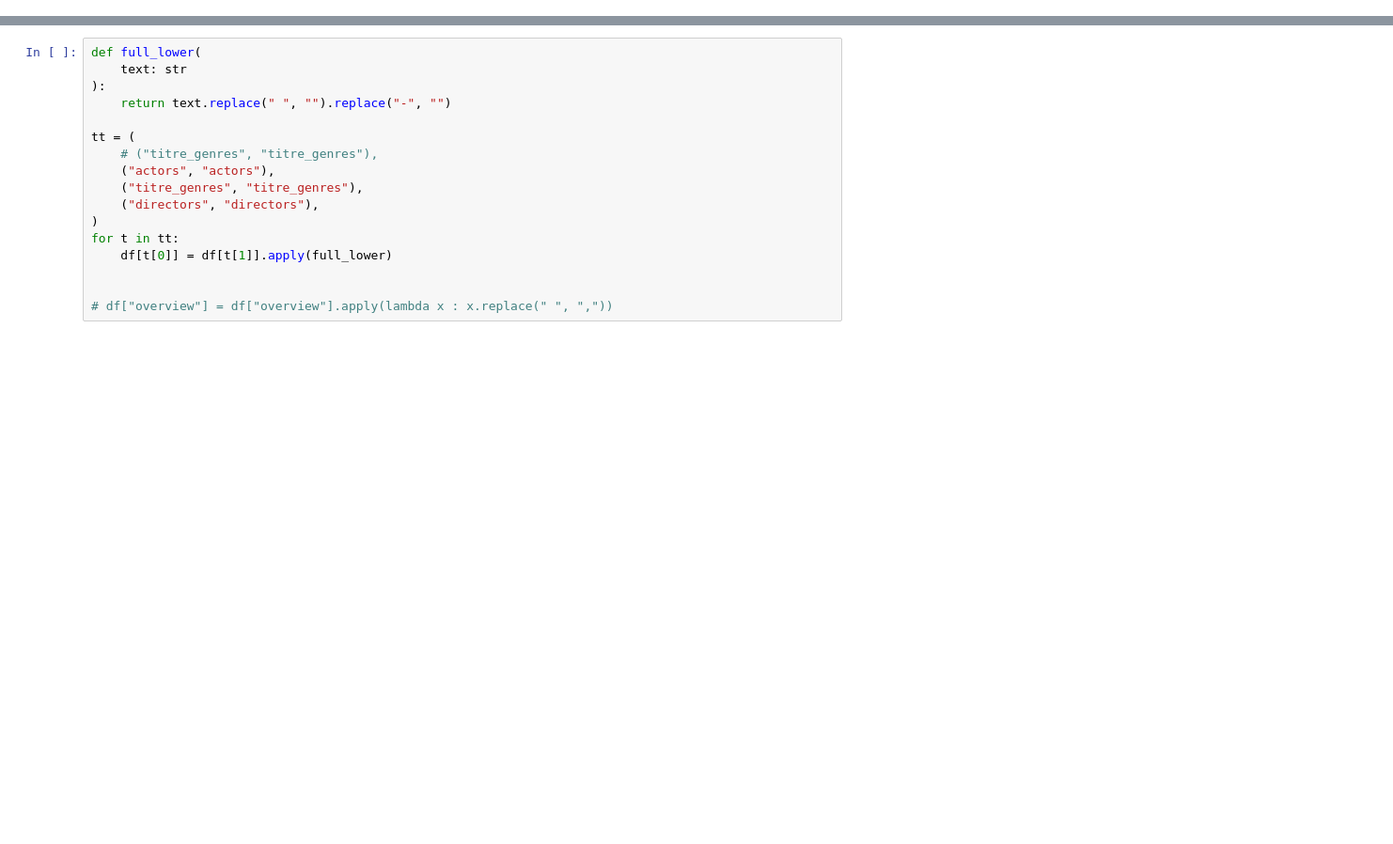
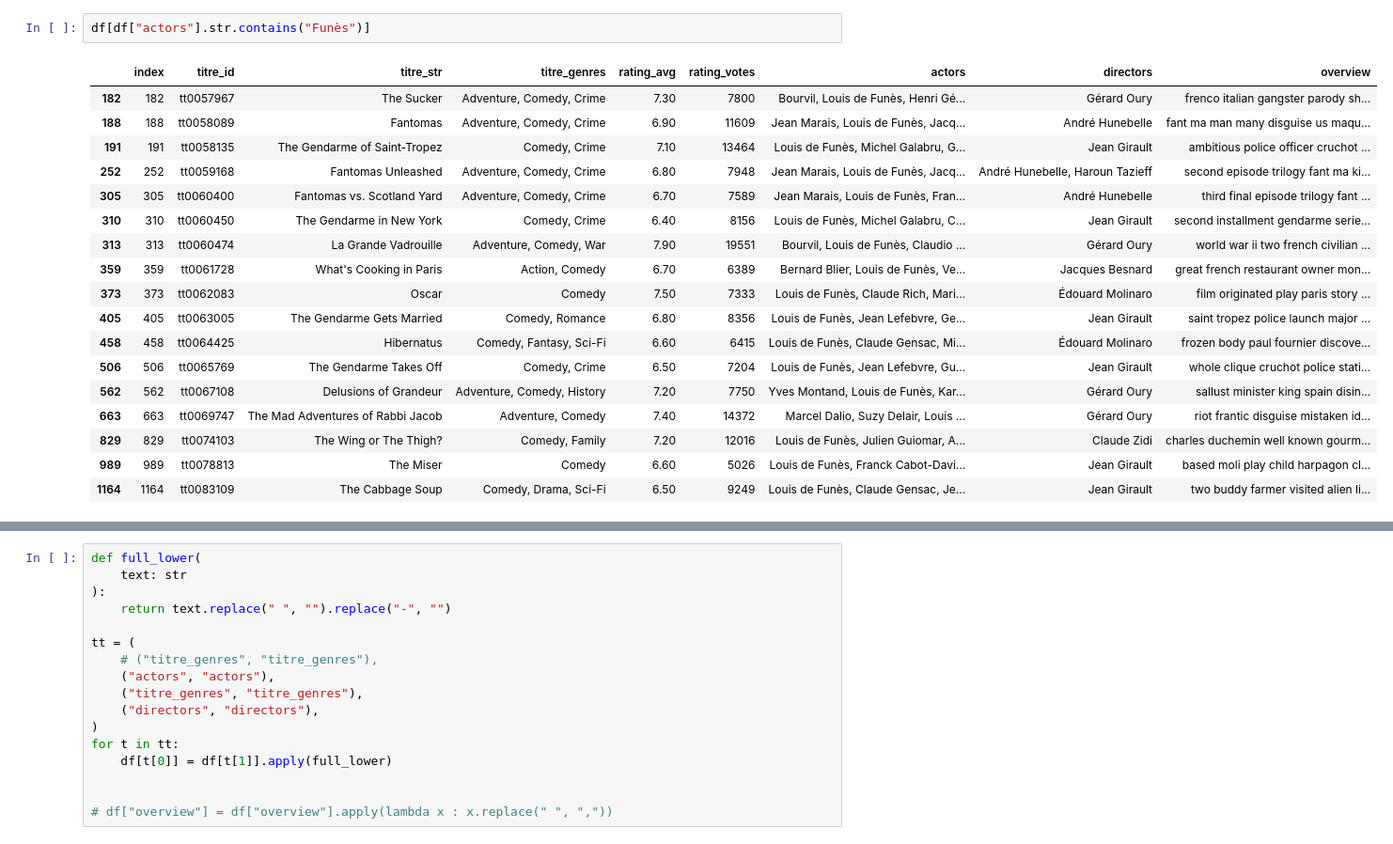
Before and after one commit to Morgan-DCL/project_2, a Jupyter notebook: ML.ipynb, the cells around one changed output, grey strips where cells are left out. Shown at 94% size. Drawn from its saved outputs; the diff is of its cells as text; blank space fills up the shorter version.

```diff
--- a/ML.ipynb
+++ b/ML.ipynb
@@ -49,0 +112,21 @@ df = datas.get_machine_learning_dataframe(
+# %%
+df[df["actors"].str.contains("Funès")]
+# %% [output]
+|  | index | titre_id | titre_str | titre_genres | rating_avg | rating_votes | actors | directors | overview |
+| 182 | 182 | tt0057967 | The Sucker | Adventure, Comedy, Crime | 7.30 | 7800 | Bourvil, Louis de Funès, Henri Gé... | Gérard Oury | frenco italian gangster parody sh... |
+| 188 | 188 | tt0058089 | Fantomas | Adventure, Comedy, Crime | 6.90 | 11609 | Jean Marais, Louis de Funès, Jacq... | André Hunebelle | fant ma man many disguise us maqu... |
+| 191 | 191 | tt0058135 | The Gendarme of Saint-Tropez | Comedy, Crime | 7.10 | 13464 | Louis de Funès, Michel Galabru, G... | Jean Girault | ambitious police officer cruchot ... |
+| 252 | 252 | tt0059168 | Fantomas Unleashed | Adventure, Comedy, Crime | 6.80 | 7948 | Jean Marais, Louis de Funès, Jacq... | André Hunebelle, Haroun Tazieff | second episode trilogy fant ma ki... |
+| 305 | 305 | tt0060400 | Fantomas vs. Scotland Yard | Adventure, Comedy, Crime | 6.70 | 7589 | Jean Marais, Louis de Funès, Fran... | André Hunebelle | third final episode trilogy fant ... |
+| 310 | 310 | tt0060450 | The Gendarme in New York | Comedy, Crime | 6.40 | 8156 | Louis de Funès, Michel Galabru, C... | Jean Girault | second installment gendarme serie... |
+| 313 | 313 | tt0060474 | La Grande Vadrouille | Adventure, Comedy, War | 7.90 | 19551 | Bourvil, Louis de Funès, Claudio ... | Gérard Oury | world war ii two french civilian ... |
+| 359 | 359 | tt0061728 | What's Cooking in Paris | Action, Comedy | 6.70 | 6389 | Bernard Blier, Louis de Funès, Ve... | Jacques Besnard | great french restaurant owner mon... |
+| 373 | 373 | tt0062083 | Oscar | Comedy | 7.50 | 7333 | Louis de Funès, Claude Rich, Mari... | Édouard Molinaro | film originated play paris story ... |
+| 405 | 405 | tt0063005 | The Gendarme Gets Married | Comedy, Romance | 6.80 | 8356 | Louis de Funès, Jean Lefebvre, Ge... | Jean Girault | saint tropez police launch major ... |
+| 458 | 458 | tt0064425 | Hibernatus | Comedy, Fantasy, Sci-Fi | 6.60 | 6415 | Louis de Funès, Claude Gensac, Mi... | Édouard Molinaro | frozen body paul fournier discove... |
+| 506 | 506 | tt0065769 | The Gendarme Takes Off | Comedy, Crime | 6.50 | 7204 | Louis de Funès, Jean Lefebvre, Gu... | Jean Girault | whole clique cruchot police stati... |
+| 562 | 562 | tt0067108 | Delusions of Grandeur | Adventure, Comedy, History | 7.20 | 7750 | Yves Montand, Louis de Funès, Kar... | Gérard Oury | sallust minister king spain disin... |
+| 663 | 663 | tt0069747 | The Mad Adventures of Rabbi Jacob | Adventure, Comedy | 7.40 | 14372 | Marcel Dalio, Suzy Delair, Louis ... | Gérard Oury | riot frantic disguise mistaken id... |
+| 829 | 829 | tt0074103 | The Wing or The Thigh? | Comedy, Family | 7.20 | 12016 | Louis de Funès, Julien Guiomar, A... | Claude Zidi | charles duchemin well known gourm... |
+| 989 | 989 | tt0078813 | The Miser | Comedy | 6.60 | 5026 | Louis de Funès, Franck Cabot-Davi... | Jean Girault | based moli play child harpagon cl... |
+| 1164 | 1164 | tt0083109 | The Cabbage Soup | Comedy, Drama, Sci-Fi | 6.50 | 9249 | Louis de Funès, Claude Gensac, Je... | Jean Girault | two buddy farmer visited alien li... |
```
Also changed, not shown: parts of 18 cells of this notebook, 4 other files.
